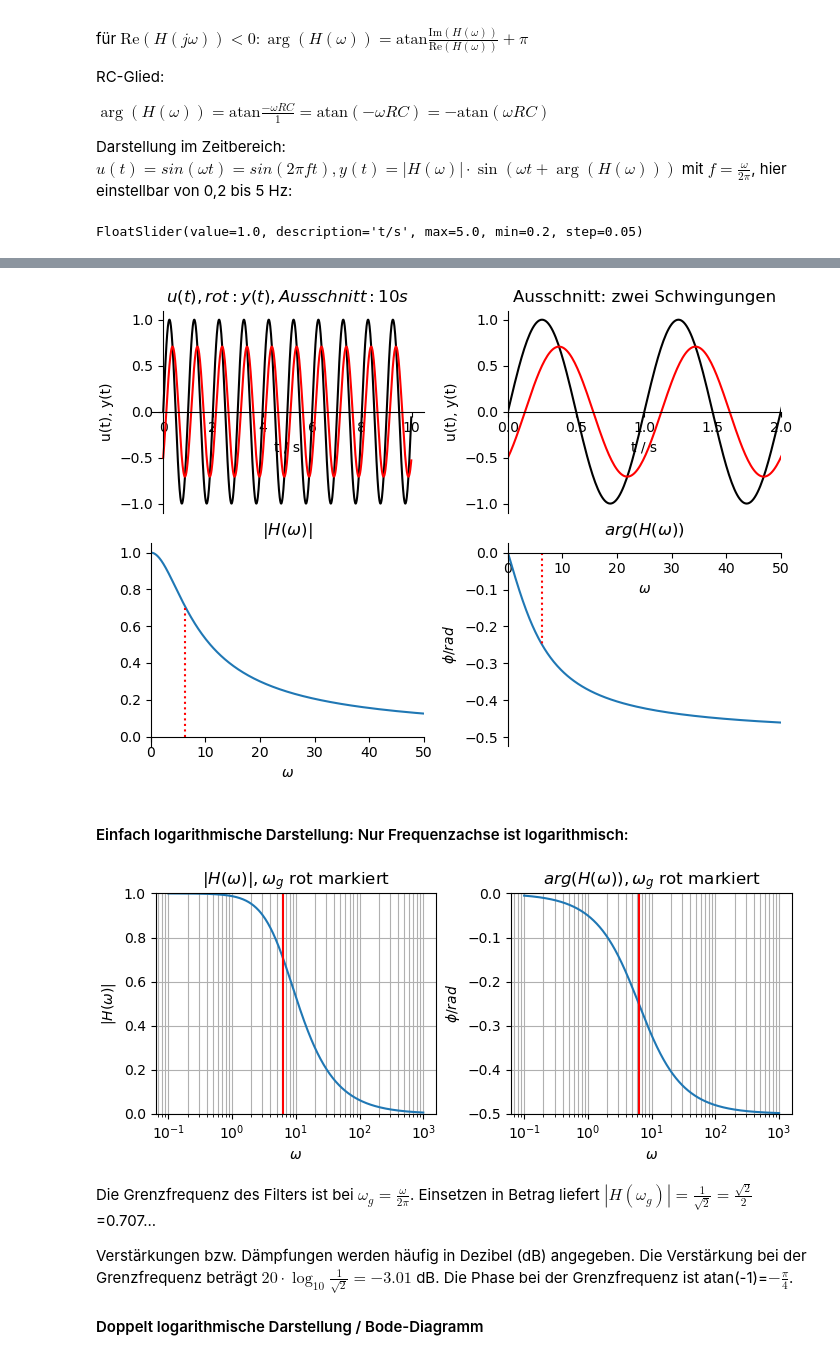
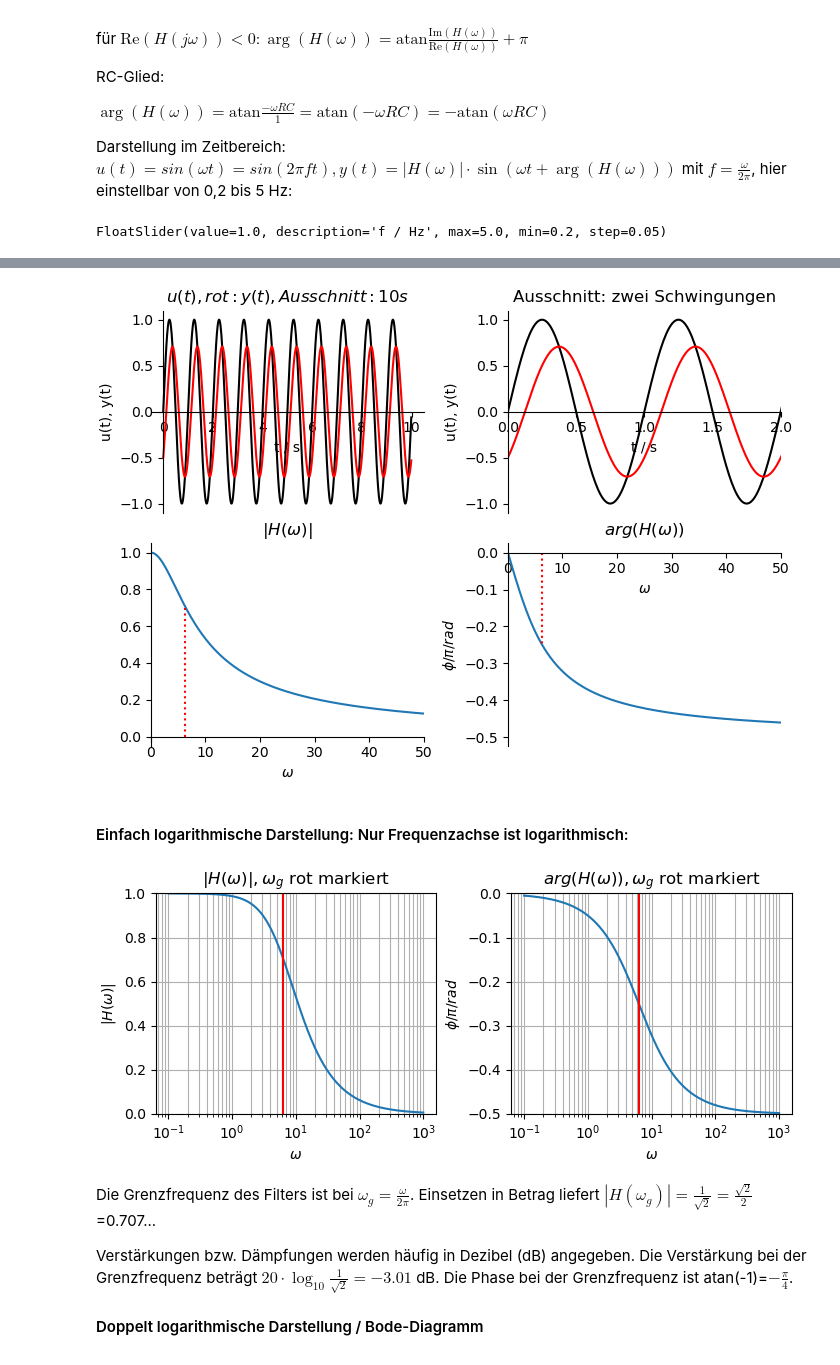
Before and after one commit to bdcodebase/sv-demos, a Jupyter notebook: RC-Tiefpass.ipynb, the cells around one changed output, grey strips where cells are left out. Cells and saved outputs as stored; diff of their text form; code cells hidden in the pictures.

```diff
--- a/RC-Tiefpass.ipynb
+++ b/RC-Tiefpass.ipynb
@@ -122,37 +122,37 @@ def plotdata(f):
 
 
     #w = logspace(-1,3,500)#  Frequenzachse mit log-Stützstellendichte, 10^-1...10^3 => 0.1 ... 1000
     #betrag = 1 / sqrt(1 + (w*T_RC)**2)# Betragsspektrum
     #phi = arctan( -w*T_RC) # Phase
     ax = subplot(2,2,3)
     cla()
     plot(w,betrag,[w0, w0],[0, H0],':r');
     xlabel('$\omega$')
     #ylabel('$|H(\omega)|$')
     title('$|H(\omega)|$')
     xlim(0,50)
     myplotstyle(ax)
 
     ax = subplot(2,2,4)
     cla()
     h = plot(w,phi/pi,[w0,w0],[0,phi0/pi],':r');
-    xlabel('$\omega$'), ylabel('$\phi/rad$'),title('$arg(H(\omega))$')
+    xlabel('$\omega$'), ylabel('$\phi/\pi /rad$'),title('$arg(H(\omega))$')
     xlim(0,50)
     myplotstyle(ax)
 
 
 # Interaktion:
 # Definition von Controls:
-fslider  = widgets.FloatSlider(min=0.2, max=5, step=0.05, value=1, continuous_update=True, description='t/s')
+fslider  = widgets.FloatSlider(min=0.2, max=5, step=0.05, value=1, continuous_update=True, description='f / Hz')
 
 #Verknüpfen mit Callback
 out = widgets.interactive_output(plotdata, { 'f': fslider})
 #Anzeigen
 display(fslider,out)
 # %% [output]
-FloatSlider(value=1.0, description='t/s', max=5.0, min=0.2, step=0.05)
+FloatSlider(value=1.0, description='f / Hz', max=5.0, min=0.2, step=0.05)
 [interactive output not drawn]
-[figure, old version]
+[figure, new version]
 # %% [markdown]
 #### Einfach logarithmische Darstellung: Nur Frequenzachse ist logarithmisch:
 # %%
@@ -173,13 +173,13 @@ ylim(0, 1)
 ax = subplot(1,2,2)
 plot(w,phi/pi);
 
-xlabel('$\omega$'), ylabel('$\phi/rad$'),title('$arg(H(\omega)), \omega_g$ rot markiert')
+xlabel('$\omega$'), ylabel('$\phi/\pi /rad$'),title('$arg(H(\omega)), \omega_g$ rot markiert')
 plot([2*pi*fg,2*pi*fg],[0, -0.5],'-r')# Linie bei Grenzfrequenz, Betrag ist 1/sqwrt(2), Phase -pi/4
 xscale('log')
 ylim(-0.5, 0)
 grid(visible=True, which='both')
 # %% [output]
-[figure, old version]
+[figure, new version]
 # %% [markdown]
 Die Grenzfrequenz des Filters ist bei $\omega_g= \frac{\omega}{2\pi}$. Einsetzen in Betrag liefert $|H(\omega_g)|=\frac{1}{\sqrt{2}}=\frac{\sqrt{2}}{2}$=0.707...
 
```
Also changed, not shown: 2 other files.
